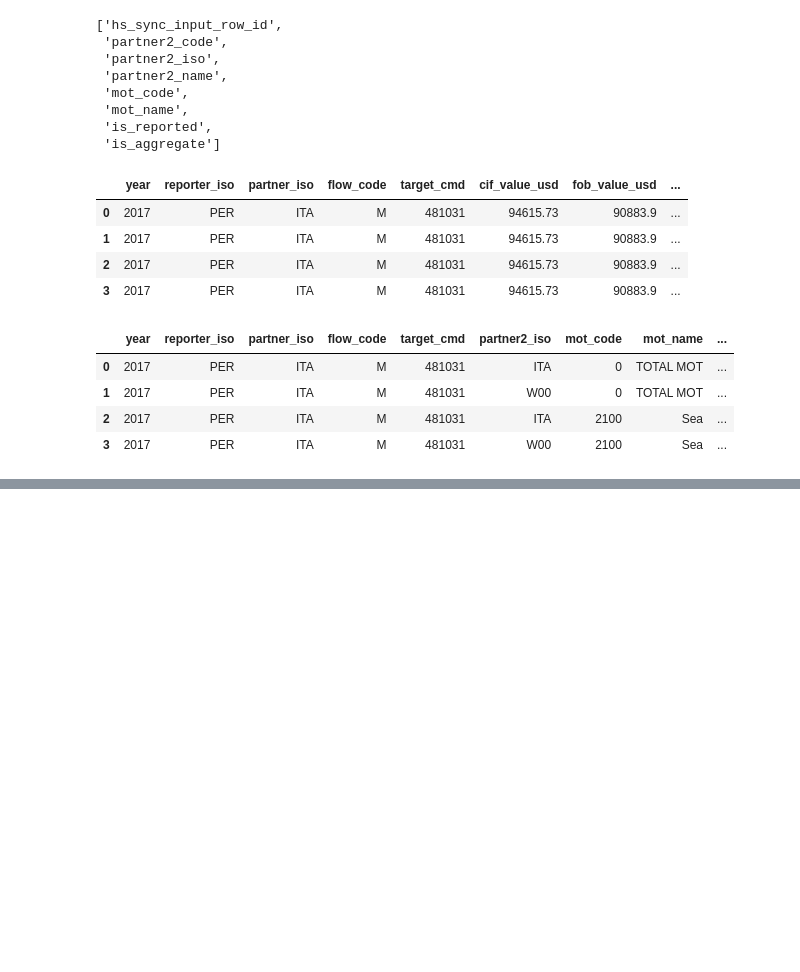
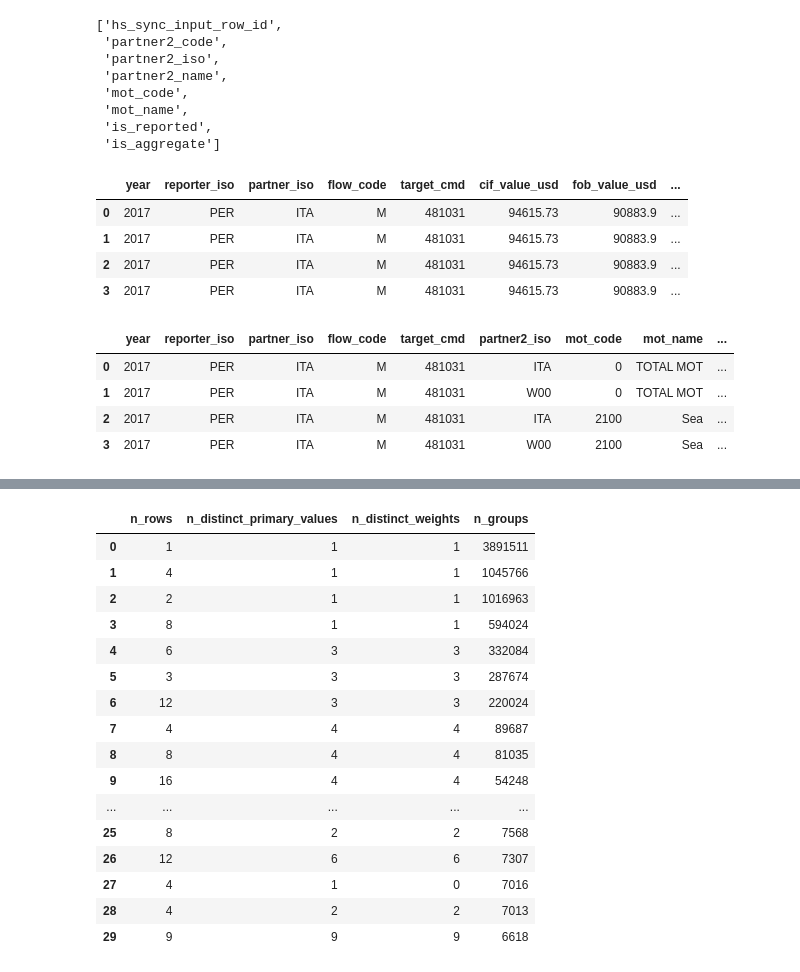
Before and after one commit to TI-ForestProductsMarkets/vacoda, a Jupyter notebook: notebooks/09_hs_sync_output_inspection.ipynb, the cells around one changed output, grey strips where cells are left out. Saved outputs shown, nothing was run; the diff lists cells and outputs as text; code cells hidden in the pictures; blank space fills up the shorter version.

```diff
--- a/notebooks/09_hs_sync_output_inspection.ipynb
+++ b/notebooks/09_hs_sync_output_inspection.ipynb
@@ -1411,0 +1571,73 @@ check
+# %%
+duplicate_value_patterns = duckdb.sql(
+    f"""
+    WITH grouped AS (
+        SELECT
+            year,
+            reporter_iso,
+            partner_iso,
+            flow_code,
+            target_cmd,
+
+            COUNT(*) AS n_rows,
+
+            COUNT(DISTINCT primary_value_hs_synced)
+                AS n_distinct_primary_values,
+
+            COUNT(DISTINCT canonical_weight_hs_synced)
+                AS n_distinct_weights,
+
+            MIN(primary_value_hs_synced)
+                AS min_value,
+
+            MAX(primary_value_hs_synced)
+                AS max_value
+
+        FROM read_parquet('{prepared_path}')
+
+        GROUP BY
+            year,
+            reporter_iso,
+            partner_iso,
+            flow_code,
+            target_cmd
+    )
+
+    SELECT
+        n_rows,
+        n_distinct_primary_values,
+        n_distinct_weights,
+        COUNT(*) AS n_groups
+
+    FROM grouped
+
+    GROUP BY
+        n_rows,
+        n_distinct_primary_values,
+        n_distinct_weights
+
+    ORDER BY n_groups DESC
+
+    LIMIT 30
+    """
+).df()
+
+duplicate_value_patterns
+# %% [output]
+|  | n_rows | n_distinct_primary_values | n_distinct_weights | n_groups |
+| 0 | 1 | 1 | 1 | 3891511 |
+| 1 | 4 | 1 | 1 | 1045766 |
+| 2 | 2 | 1 | 1 | 1016963 |
+| 3 | 8 | 1 | 1 | 594024 |
+| 4 | 6 | 3 | 3 | 332084 |
+| 5 | 3 | 3 | 3 | 287674 |
+| 6 | 12 | 3 | 3 | 220024 |
+| 7 | 4 | 4 | 4 | 89687 |
+| 8 | 8 | 4 | 4 | 81035 |
+| 9 | 16 | 4 | 4 | 54248 |
+| ... | ... | ... | ... | ... |
+| 25 | 8 | 2 | 2 | 7568 |
+| 26 | 12 | 6 | 6 | 7307 |
+| 27 | 4 | 1 | 0 | 7016 |
+| 28 | 4 | 2 | 2 | 7013 |
+| 29 | 9 | 9 | 9 | 6618 |
```
Also changed, not shown: parts of 19 cells of this notebook, 5 other files.
